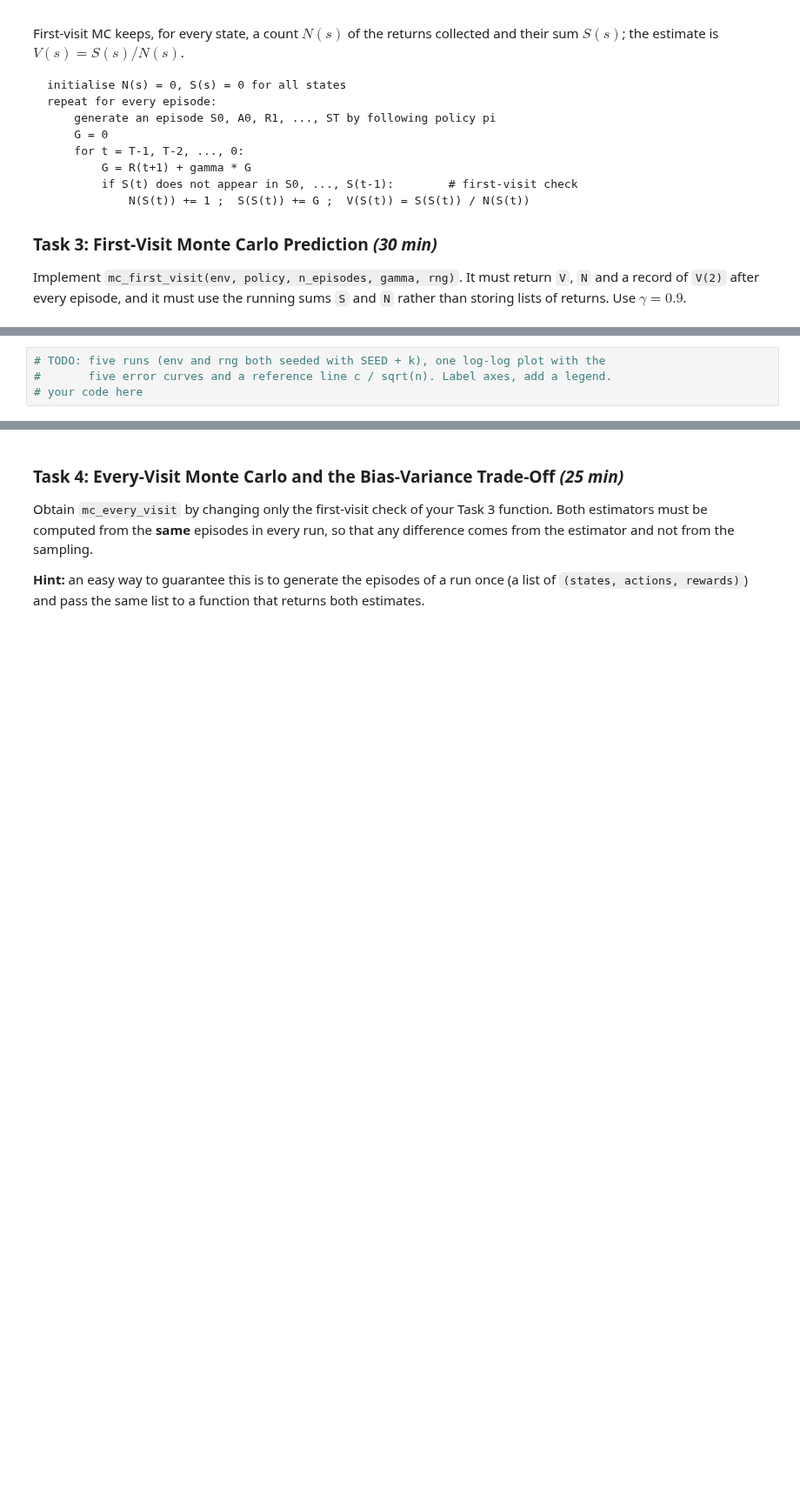
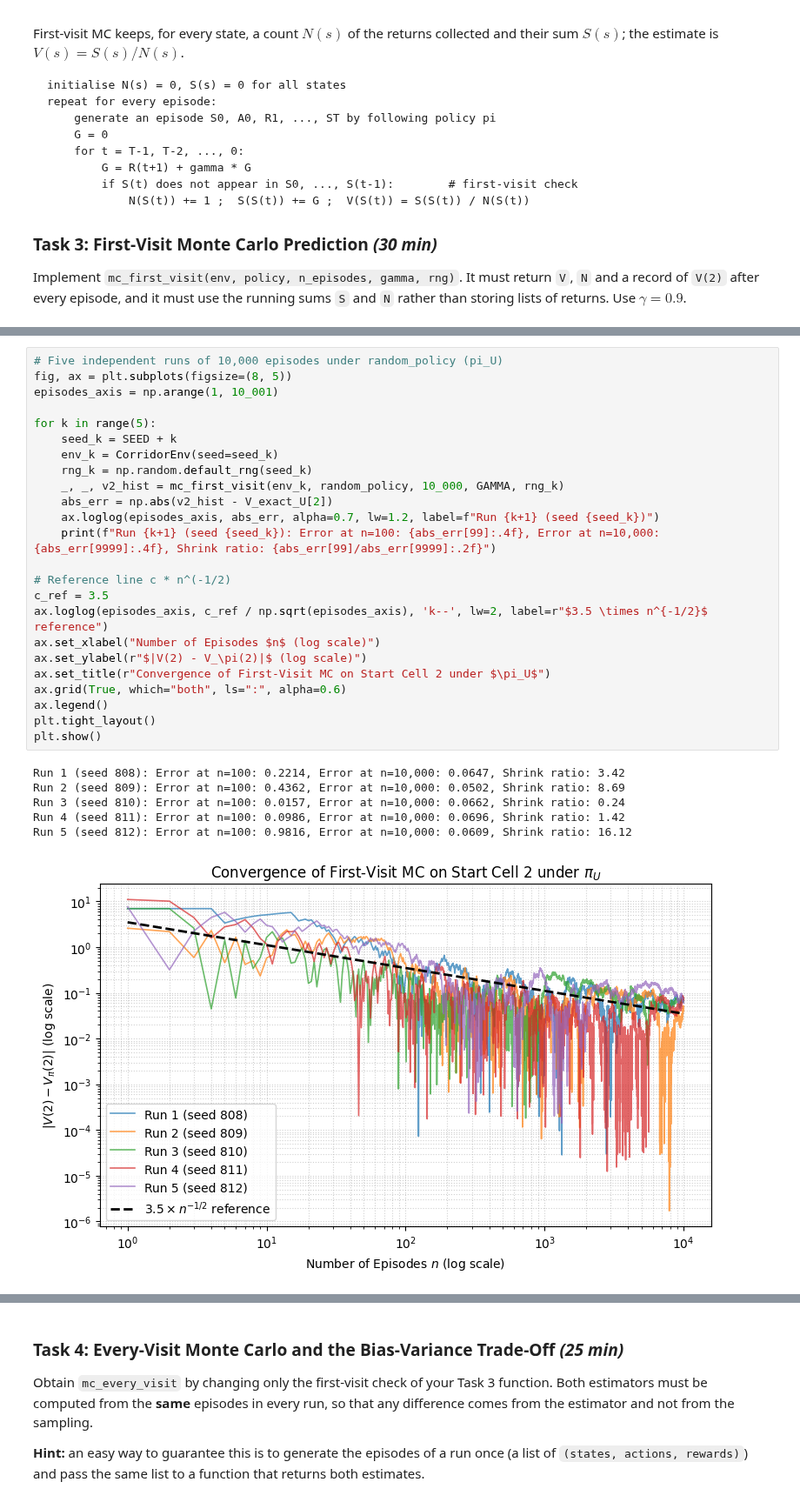
Before and after one commit to SikandarHussain6858/RL_labs, a Jupyter notebook: RL_Lab_7_Starter_Notebook.ipynb, the cells around one changed output, grey strips where cells are left out. Shown at 87% size. Drawn from its saved outputs; the diff is of its cells as text; blank space fills up the shorter version.

```diff
--- a/RL_Lab_7_Starter_Notebook.ipynb
+++ b/RL_Lab_7_Starter_Notebook.ipynb
@@ -532,9 +672,36 @@ def mc_first_visit(env, policy, n_episodes, gamma, rng):
 
 **(c)** For $\pi_U$, run five independent experiments (seeds SEED, SEED+1, …, SEED+4) of 10,000 episodes. Plot $|V(2) - V_\pi(2)|$ against the number of episodes for all five on one log-log plot, and add a reference line proportional to $n^{-1/2}$.
 # %%
-# TODO: five runs (env and rng both seeded with SEED + k), one log-log plot with the
-#       five error curves and a reference line c / sqrt(n). Label axes, add a legend.
-# your code here
+# Five independent runs of 10,000 episodes under random_policy (pi_U)
+fig, ax = plt.subplots(figsize=(8, 5))
+episodes_axis = np.arange(1, 10_001)
+
+for k in range(5):
+    seed_k = SEED + k
+    env_k = CorridorEnv(seed=seed_k)
+    rng_k = np.random.default_rng(seed_k)
+    _, _, v2_hist = mc_first_visit(env_k, random_policy, 10_000, GAMMA, rng_k)
+    abs_err = np.abs(v2_hist - V_exact_U[2])
+    ax.loglog(episodes_axis, abs_err, alpha=0.7, lw=1.2, label=f"Run {k+1} (seed {seed_k})")
+    print(f"Run {k+1} (seed {seed_k}): Error at n=100: {abs_err[99]:.4f}, Error at n=10,000: {abs_err[9999]:.4f}, Shrink ratio: {abs_err[99]/abs_err[9999]:.2f}")
+
+# Reference line c * n^(-1/2)
+c_ref = 3.5
+ax.loglog(episodes_axis, c_ref / np.sqrt(episodes_axis), 'k--', lw=2, label=r"$3.5 \times n^{-1/2}$ reference")
+ax.set_xlabel("Number of Episodes $n$ (log scale)")
+ax.set_ylabel(r"$|V(2) - V_\pi(2)|$ (log scale)")
+ax.set_title(r"Convergence of First-Visit MC on Start Cell 2 under $\pi_U$")
+ax.grid(True, which="both", ls=":", alpha=0.6)
+ax.legend()
+plt.tight_layout()
+plt.show()
+# %% [output]
+Run 1 (seed 808): Error at n=100: 0.2214, Error at n=10,000: 0.0647, Shrink ratio: 3.42
+Run 2 (seed 809): Error at n=100: 0.4362, Error at n=10,000: 0.0502, Shrink ratio: 8.69
+Run 3 (seed 810): Error at n=100: 0.0157, Error at n=10,000: 0.0662, Shrink ratio: 0.24
+Run 4 (seed 811): Error at n=100: 0.0986, Error at n=10,000: 0.0696, Shrink ratio: 1.42
+Run 5 (seed 812): Error at n=100: 0.9816, Error at n=10,000: 0.0609, Shrink ratio: 16.12
+[figure, added]
 # %% [markdown]
 **Questions**
 
```
Also changed, not shown: parts of 35 cells of this notebook.
